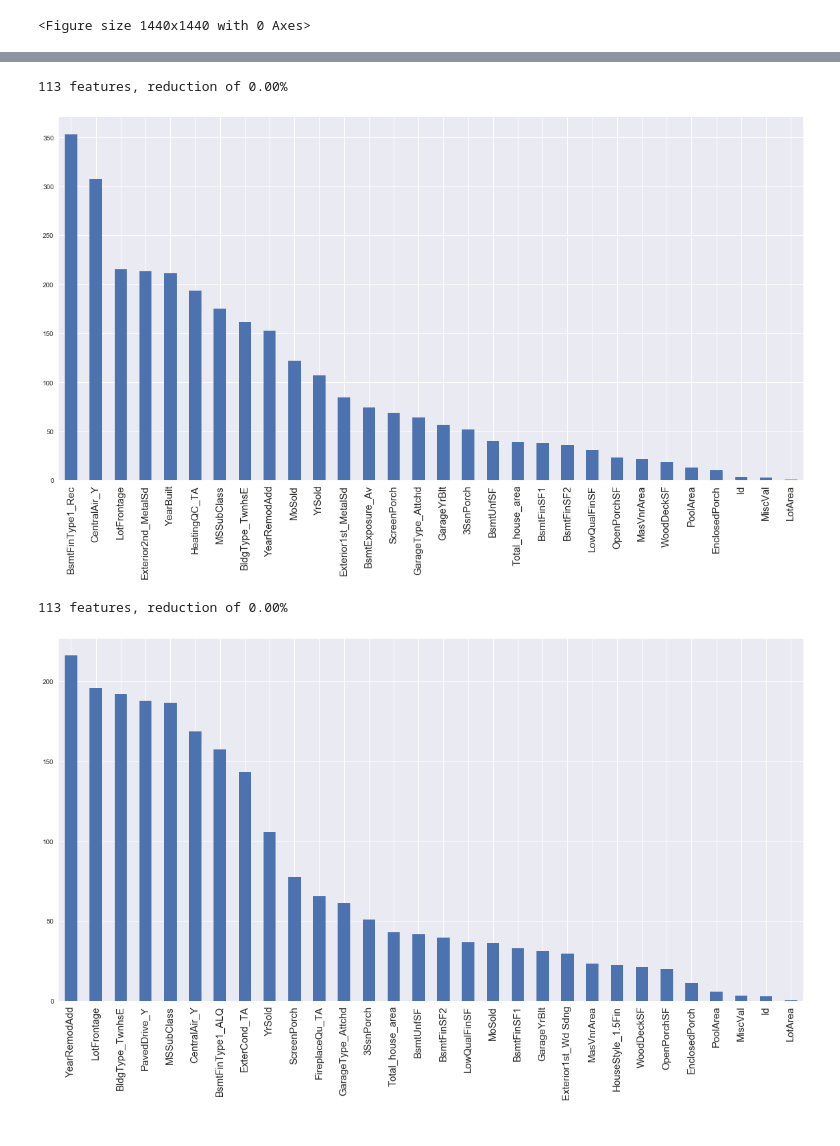
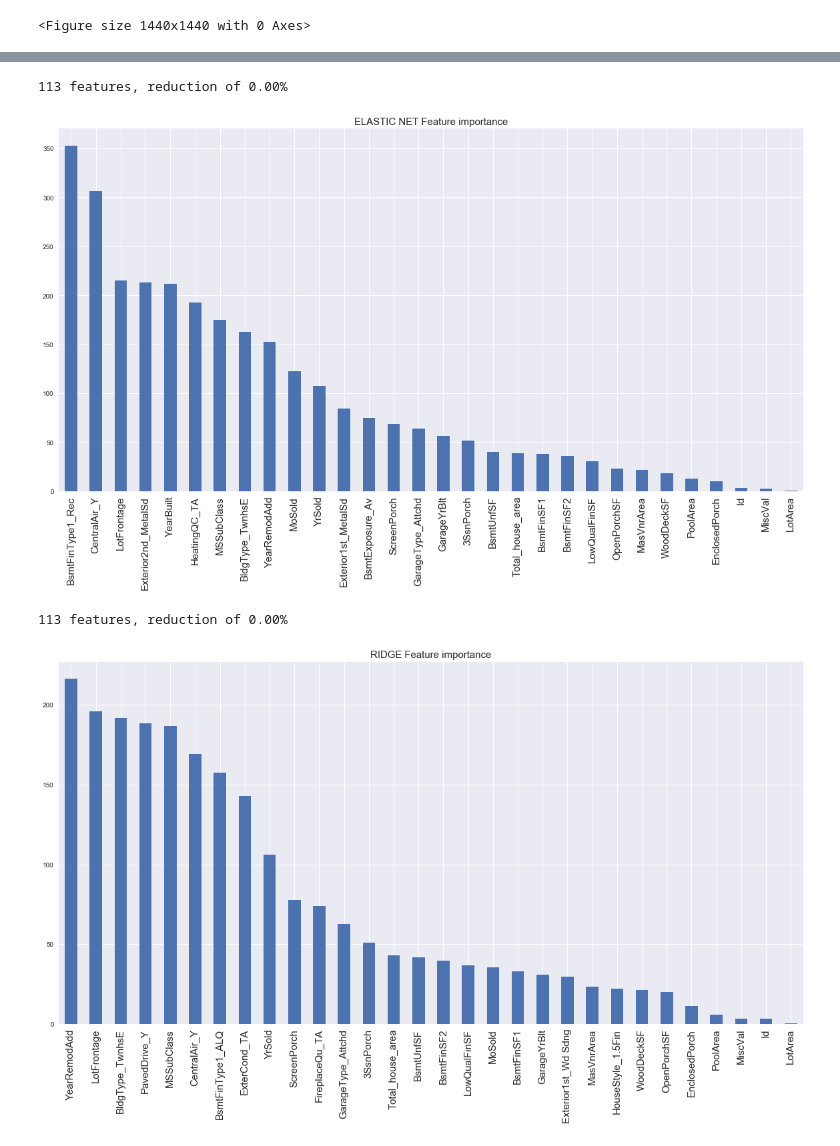
Before and after one commit to AMTORRES82/Udacity, a Jupyter notebook: Houses2.ipynb, the cells around one changed output, grey strips where cells are left out. Saved outputs shown, nothing was run; the diff lists cells and outputs as text; code cells hidden in the pictures.

```diff
--- a/Houses2.ipynb
+++ b/Houses2.ipynb
@@ -21,0 +36,2 @@ train=pd.read_csv('train.csv',sep=',')
+# %%
+train.set_index(train['Id'],inplace=True,drop=True)
@@ -517,14 +564,15 @@ plt.xticks(fontsize=15);
 # %%
 #ELASTIC NET Feature importance
 feature_importance = pd.Series(index = X_train.columns, data = np.abs(grid_ENet_result.best_estimator_.coef_))
 n_selected_features = (feature_importance>0).sum()
 print('{0:d} features, reduction of {1:2.2f}%'.format(
     n_selected_features,(1-n_selected_features/len(feature_importance))*100))
 feature_importance.sort_values(ascending=False).tail(30).plot(kind = 'bar', figsize = (20,10))
-plt.xticks(fontsize=15);
+plt.xticks(fontsize=15)
+plt.title('ELASTIC NET Feature importance',fontsize=15);
 # %% [output]
 113 features, reduction of 0.00%
-[figure, old version]
+[figure, new version]
 # %%
 #RIDGE Feature importance
 feature_importance = pd.Series(index = X_train.columns, data = np.abs(grid_ridge_result.best_estimator_.coef_))
@@ -532,10 +580,11 @@ n_selected_features = (feature_importance>0).sum()
 print('{0:d} features, reduction of {1:2.2f}%'.format(
     n_selected_features,(1-n_selected_features/len(feature_importance))*100))
 feature_importance.sort_values(ascending=False).tail(30).plot(kind = 'bar', figsize = (20,10))
-plt.xticks(fontsize=15);
+plt.xticks(fontsize=15)
+plt.title('RIDGE Feature importance',fontsize=15);
 # %% [output]
 113 features, reduction of 0.00%
-[figure, old version]
+[figure, new version]
 # %%
 #LASSO Feature importance
 feature_importance = pd.Series(index = X_train.columns, data = np.abs(grid_lasso_result.best_estimator_.coef_))
```
Also changed, not shown: parts of 21 cells of this notebook.
